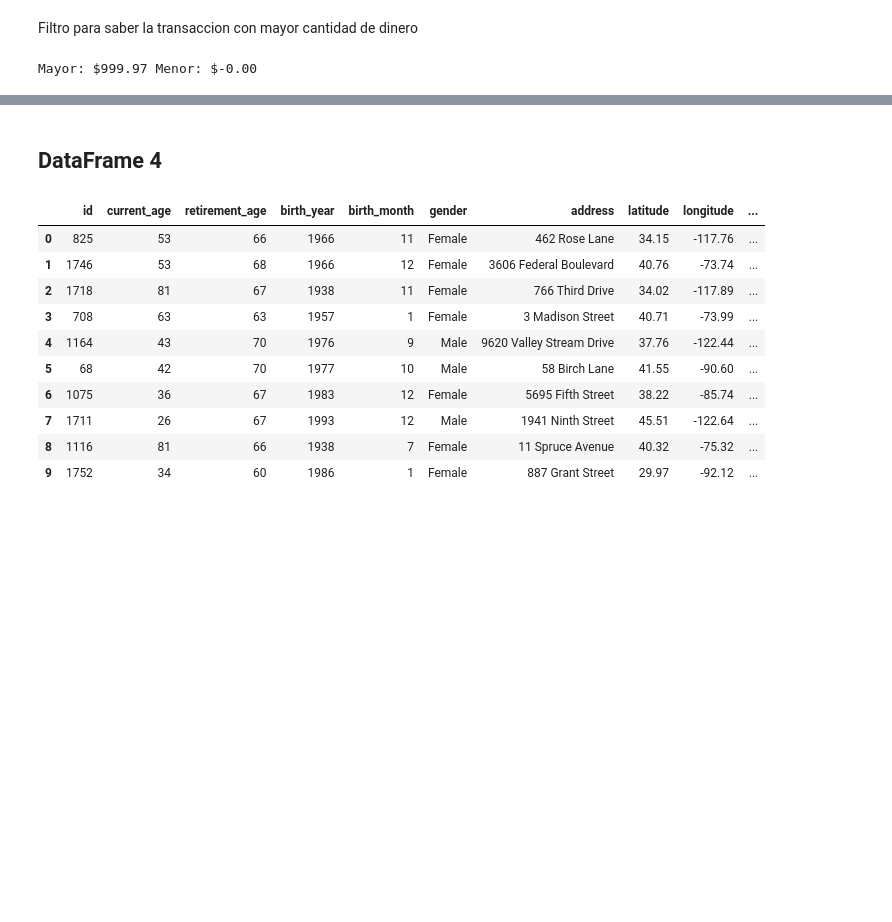
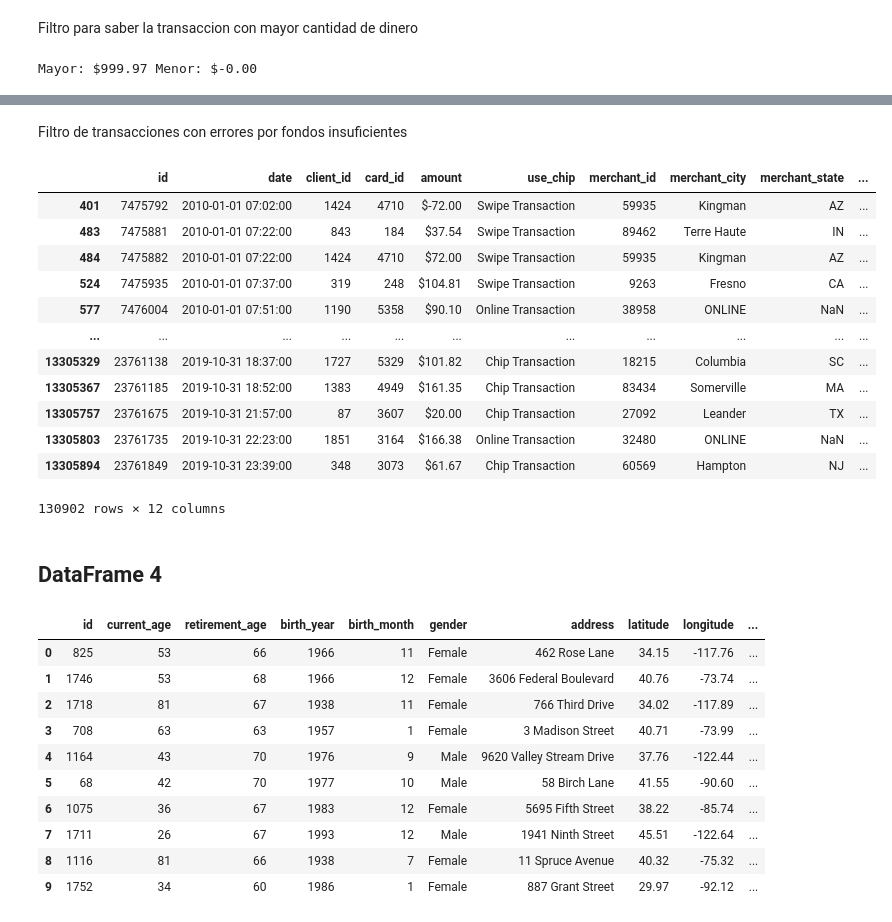
Before and after one commit to robertomalave/Practica_G11, a Jupyter notebook: desarrolloG11.ipynb, the cells around one changed output, grey strips where cells are left out. Drawn from its saved outputs; the diff is of its cells as text; code cells hidden in the pictures; blank space fills up the shorter version.

```diff
--- a/desarrolloG11.ipynb
+++ b/desarrolloG11.ipynb
@@ -216,3 +247,22 @@ Mayor: $999.97 Menor: $-0.00
+# %% [markdown]
+Filtro de transacciones con errores por fondos insuficientes
+# %%
+errores=df_transactions[df_transactions['errors']=='Insufficient Balance']
+errores
+# %% [output]
+|  | id | date | client_id | card_id | amount | use_chip | merchant_id | merchant_city | merchant_state | ... |
+| 401 | 7475792 | 2010-01-01 07:02:00 | 1424 | 4710 | $-72.00 | Swipe Transaction | 59935 | Kingman | AZ | ... |
+| 483 | 7475881 | 2010-01-01 07:22:00 | 843 | 184 | $37.54 | Swipe Transaction | 89462 | Terre Haute | IN | ... |
+| 484 | 7475882 | 2010-01-01 07:22:00 | 1424 | 4710 | $72.00 | Swipe Transaction | 59935 | Kingman | AZ | ... |
+| 524 | 7475935 | 2010-01-01 07:37:00 | 319 | 248 | $104.81 | Swipe Transaction | 9263 | Fresno | CA | ... |
+| 577 | 7476004 | 2010-01-01 07:51:00 | 1190 | 5358 | $90.10 | Online Transaction | 38958 | ONLINE | NaN | ... |
+| ... | ... | ... | ... | ... | ... | ... | ... | ... | ... | ... |
+| 13305329 | 23761138 | 2019-10-31 18:37:00 | 1727 | 5329 | $101.82 | Chip Transaction | 18215 | Columbia | SC | ... |
+| 13305367 | 23761185 | 2019-10-31 18:52:00 | 1383 | 4949 | $161.35 | Chip Transaction | 83434 | Somerville | MA | ... |
+| 13305757 | 23761675 | 2019-10-31 21:57:00 | 87 | 3607 | $20.00 | Chip Transaction | 27092 | Leander | TX | ... |
+| 13305803 | 23761735 | 2019-10-31 22:23:00 | 1851 | 3164 | $166.38 | Online Transaction | 32480 | ONLINE | NaN | ... |
+| 13305894 | 23761849 | 2019-10-31 23:39:00 | 348 | 3073 | $61.67 | Chip Transaction | 60569 | Hampton | NJ | ... |
+130902 rows × 12 columns
 # %% [markdown]
 ## DataFrame 4
 # %%
```
Also changed, not shown: parts of 7 cells of this notebook.
